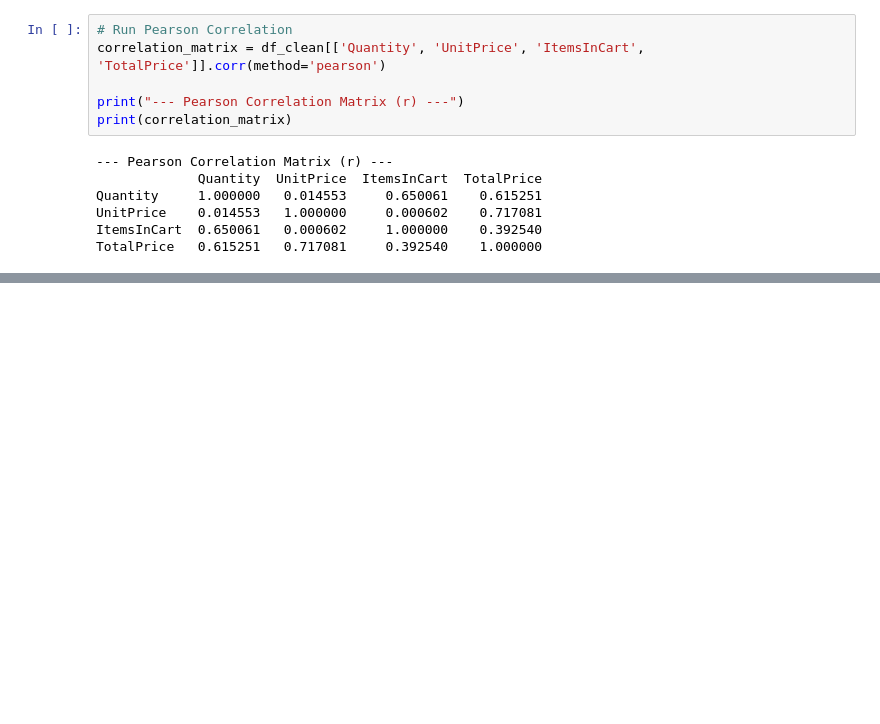
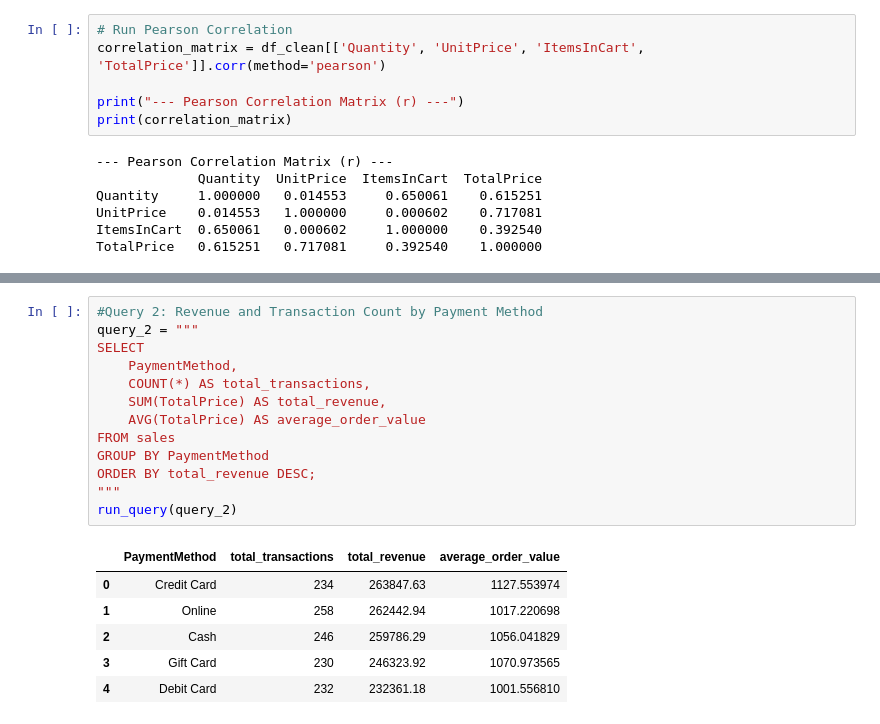
Before and after one commit to bench3D/decodelabs-internship, a Jupyter notebook: sales-dataset-analysis.ipynb, the cells around one changed output, grey strips where cells are left out. Cells and saved outputs as stored; diff of their text form; blank space fills up the shorter version.

```diff
--- a/sales-dataset-analysis.ipynb
+++ b/sales-dataset-analysis.ipynb
@@ -248,0 +291,20 @@ TotalPrice   0.615251   0.717081     0.392540    1.000000
+# %%
+#Query 2: Revenue and Transaction Count by Payment Method
+query_2 = """
+SELECT
+    PaymentMethod,
+    COUNT(*) AS total_transactions,
+    SUM(TotalPrice) AS total_revenue,
+    AVG(TotalPrice) AS average_order_value
+FROM sales
+GROUP BY PaymentMethod
+ORDER BY total_revenue DESC;
+"""
+run_query(query_2)
+# %% [output]
+|  | PaymentMethod | total_transactions | total_revenue | average_order_value |
+| 0 | Credit Card | 234 | 263847.63 | 1127.553974 |
+| 1 | Online | 258 | 262442.94 | 1017.220698 |
+| 2 | Cash | 246 | 259786.29 | 1056.041829 |
+| 3 | Gift Card | 230 | 246323.92 | 1070.973565 |
+| 4 | Debit Card | 232 | 232361.18 | 1001.556810 |
```
Also changed, not shown: parts of 6 cells of this notebook, 3 other files.
